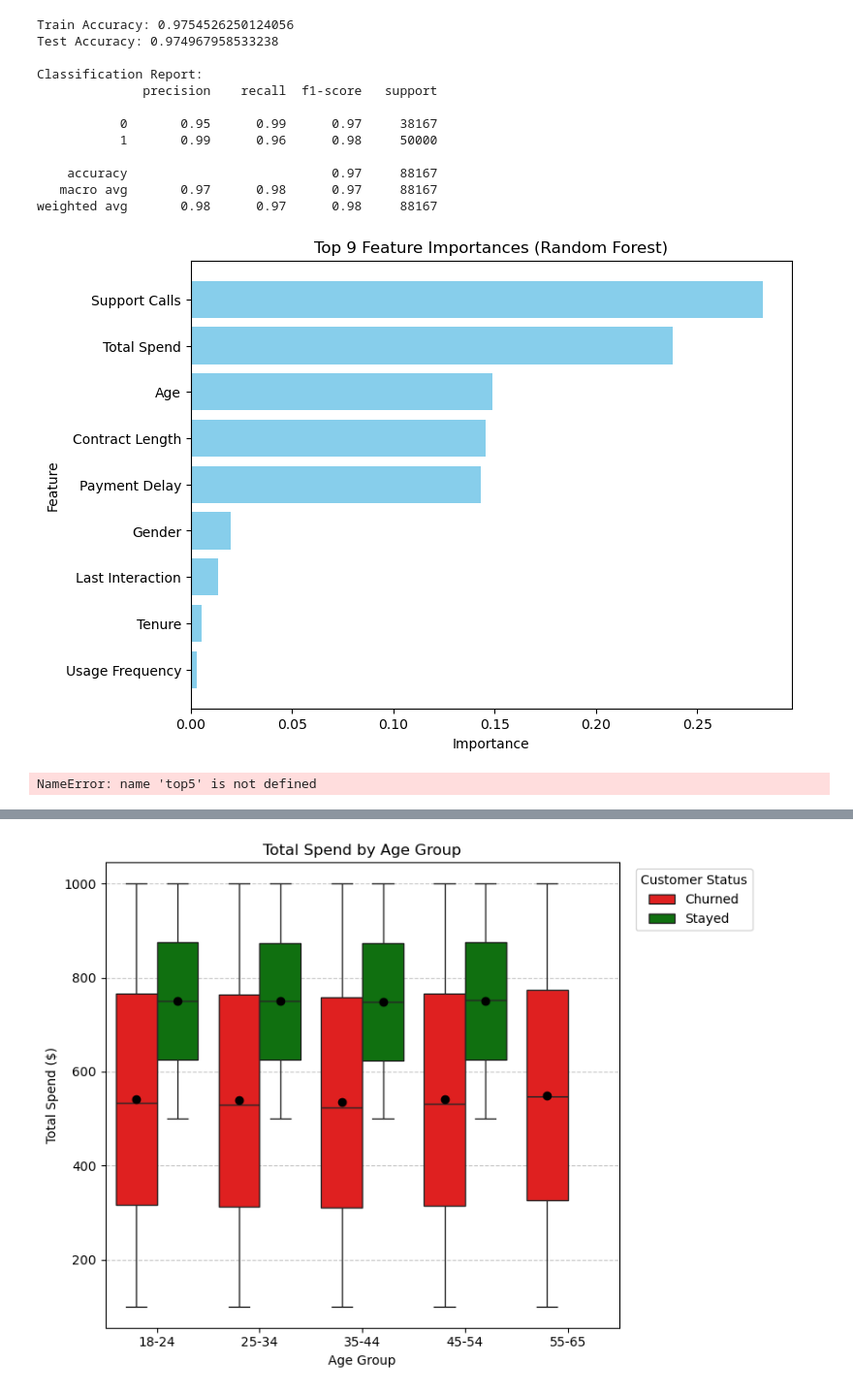
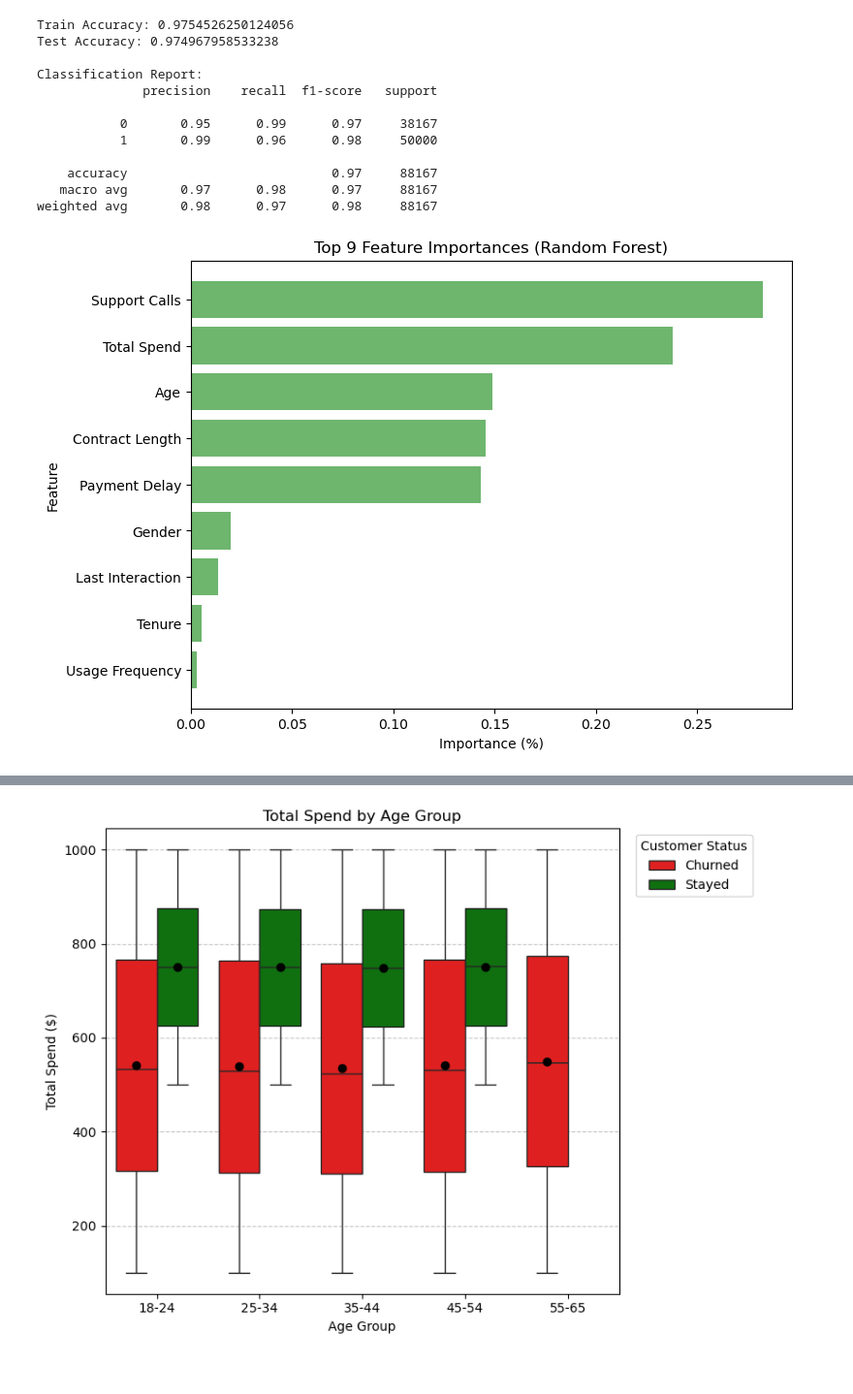
Before and after one commit to jaydenrrr22/CapstoneProject, a Jupyter notebook: data_analysis/SpendingAnalysis_Trace (1).ipynb, the cells around one changed output, grey strips where cells are left out. Shown at 97% size. Cells and saved outputs as stored; diff of their text form; code cells hidden in the pictures.

Commit message:
Applied some graph stylistics

```diff
--- a/data_analysis/SpendingAnalysis_Trace (1).ipynb
+++ b/data_analysis/SpendingAnalysis_Trace (1).ipynb
@@ -348,44 +348,26 @@ weighted avg       0.98      0.97      0.98     88167
 # %%
 importances = rf.feature_importances_
 features = X.columns
 
 # Create dataframe and sort
 feat_df = pd.DataFrame({
     "feature": features,
     "importance": importances
 }).sort_values(by="importance", ascending=False)
 
 # Keep only top 10 features
 top_feat_df = feat_df.head(9)
 
 # Plot
 plt.figure(figsize=(8,6))
-plt.barh(top_feat_df["feature"], top_feat_df["importance"], color="skyblue")
+plt.barh(top_feat_df["feature"], top_feat_df["importance"], color="#6eb56e")
 plt.gca().invert_yaxis()
-plt.xlabel("Importance")
+plt.xlabel("Importance (%)")
 plt.ylabel("Feature")
 plt.title("Top 9 Feature Importances (Random Forest)")
 plt.show()
 # %% [output]
-[figure, old version]
+[figure, new version]
-# %%
-#Sorting most important features
-top5 = top5.sort_values(by='importance', ascending=True)
-
-plt.figure(figsize=(8,5))
-sns.barplot(
-    x='importance',
-    y='feature',
-    data=top5
-)
-
-plt.title('Top 5 Most Important Features')
-plt.xlabel('Feature Importance (%)')
-plt.ylabel('Feature')
-plt.grid(axis='x', linestyle='--', alpha=0.7)
-plt.show()
-# %% [output]
-NameError: name 'top5' is not defined
 # %%
 #Showcases how much users spent vs how active they really were
 
```
Also changed, not shown: parts of 1 cell of this notebook.
